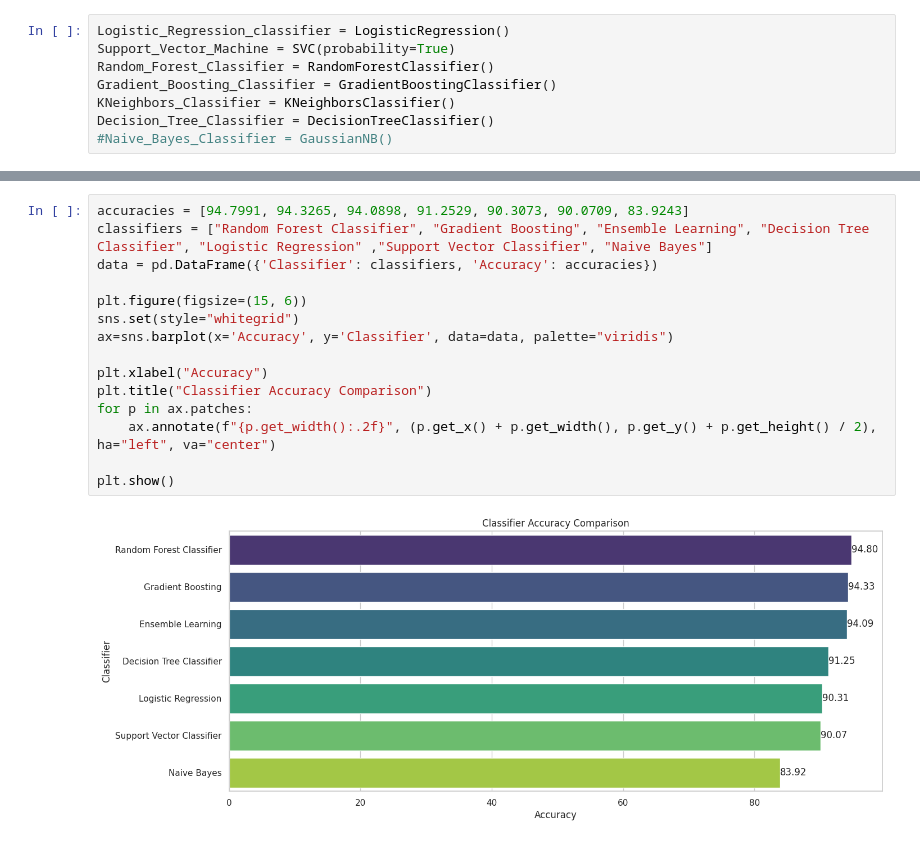
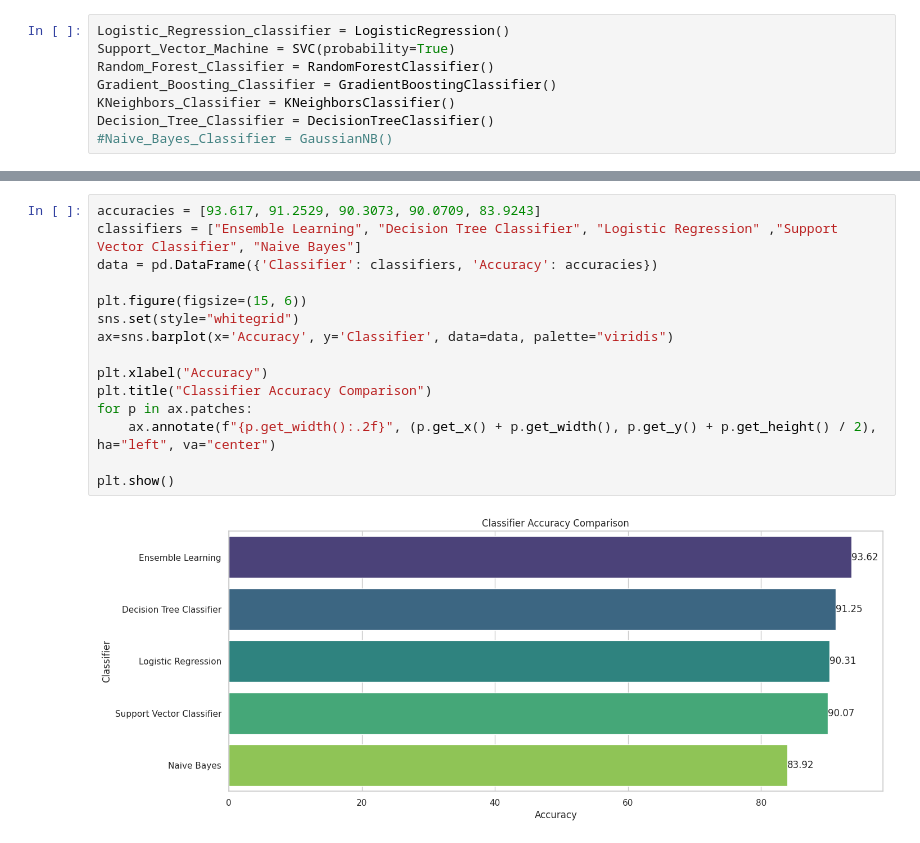
Before and after one commit to kunalshenoy1604/College-B.Tech, a Jupyter notebook: FetalHealthAnalysis.ipynb, the cells around one changed output, grey strips where cells are left out. Saved outputs shown, nothing was run; the diff lists cells and outputs as text.

```diff
--- a/FetalHealthAnalysis.ipynb
+++ b/FetalHealthAnalysis.ipynb
@@ -557,17 +573,17 @@ f1
 # %%
-accuracies = [94.7991, 94.3265, 94.0898, 91.2529, 90.3073, 90.0709, 83.9243]
-classifiers = ["Random Forest Classifier", "Gradient Boosting", "Ensemble Learning", "Decision Tree Classifier", "Logistic Regression" ,"Support Vector Classifier", "Naive Bayes"]
+accuracies = [93.617, 91.2529, 90.3073, 90.0709, 83.9243]
+classifiers = ["Ensemble Learning", "Decision Tree Classifier", "Logistic Regression" ,"Support Vector Classifier", "Naive Bayes"]
 data = pd.DataFrame({'Classifier': classifiers, 'Accuracy': accuracies})
 
 plt.figure(figsize=(15, 6))
 sns.set(style="whitegrid")
 ax=sns.barplot(x='Accuracy', y='Classifier', data=data, palette="viridis")
 
 plt.xlabel("Accuracy")
 plt.title("Classifier Accuracy Comparison")
 for p in ax.patches:
     ax.annotate(f"{p.get_width():.2f}", (p.get_x() + p.get_width(), p.get_y() + p.get_height() / 2), ha="left", va="center")
 
 plt.show()
 # %% [output]
-[figure, old version]
+[figure, new version]
```
Also changed, not shown: parts of 44 cells of this notebook.
